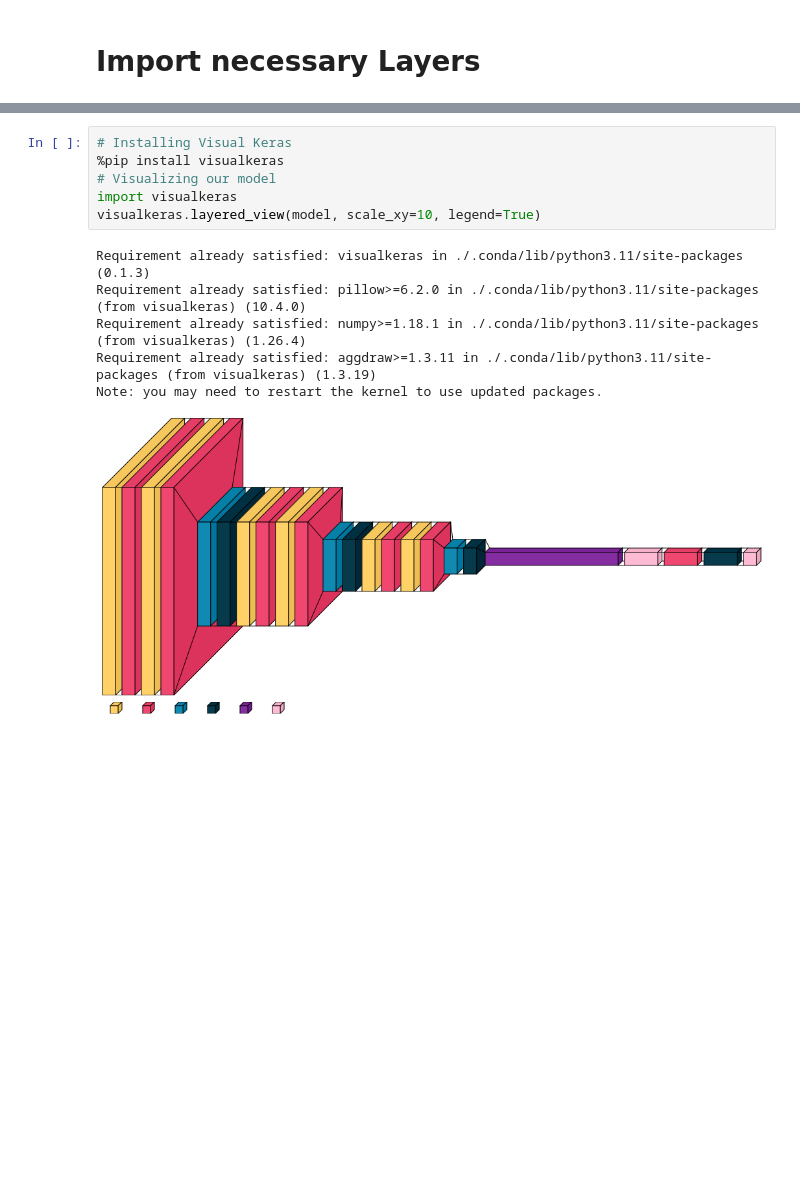
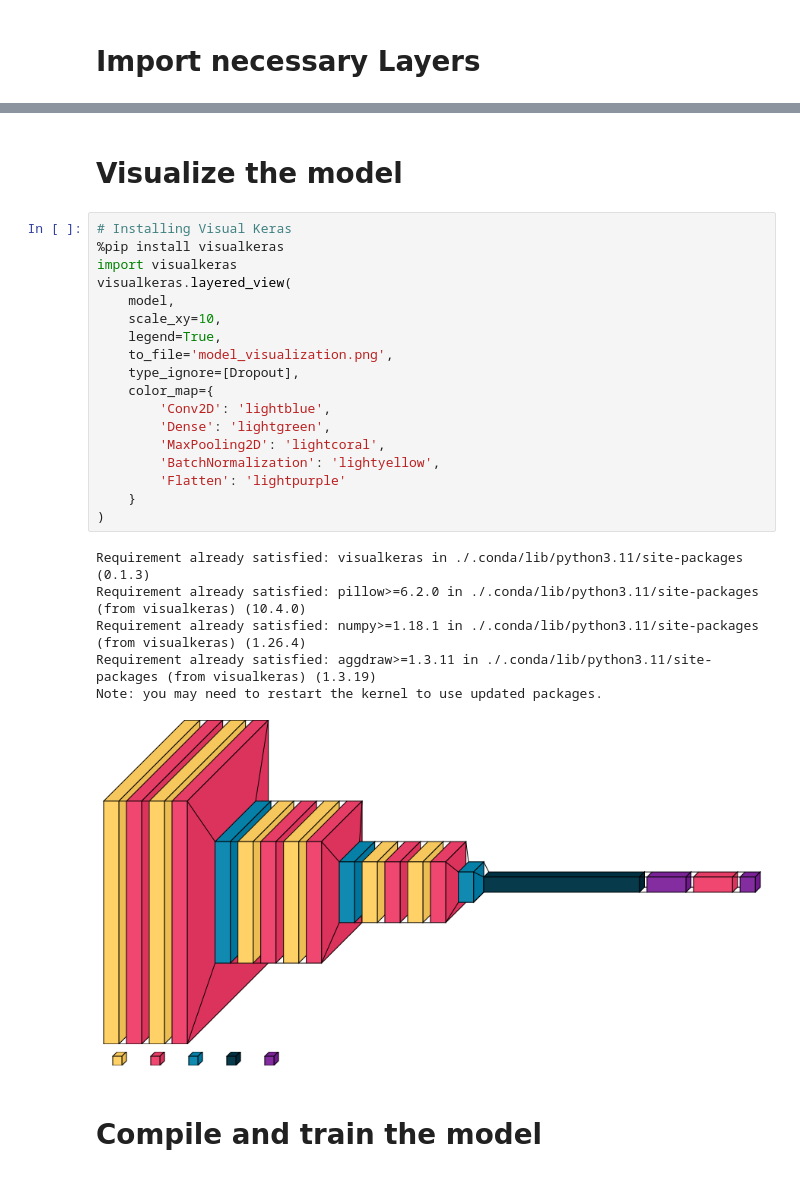
Before and after one commit to aamohmd/CIFAR-10, a Jupyter notebook: cifar10.ipynb, the cells around one changed output, grey strips where cells are left out. Cells and saved outputs as stored; diff of their text form; blank space fills up the shorter version.

```diff
--- a/cifar10.ipynb
+++ b/cifar10.ipynb
@@ -117,19 +114,35 @@ Model: "sequential_6"
  Total params: 1,345,066 (5.13 MB)
  Trainable params: 1,343,146 (5.12 MB)
  Non-trainable params: 1,920 (7.50 KB)
+# %% [markdown]
+# Visualize the model
 # %%
 # Installing Visual Keras
 %pip install visualkeras
-# Visualizing our model
 import visualkeras
-visualkeras.layered_view(model, scale_xy=10, legend=True)
+visualkeras.layered_view(
+    model,
+    scale_xy=10,
+    legend=True,
+    to_file='model_visualization.png',
+    type_ignore=[Dropout],
+    color_map={
+        'Conv2D': 'lightblue',
+        'Dense': 'lightgreen',
+        'MaxPooling2D': 'lightcoral',
+		'BatchNormalization': 'lightyellow',
+		'Flatten': 'lightpurple'
+    }
+)
 # %% [output]
 Requirement already satisfied: visualkeras in ./.conda/lib/python3.11/site-packages (0.1.3)
 Requirement already satisfied: pillow>=6.2.0 in ./.conda/lib/python3.11/site-packages (from visualkeras) (10.4.0)
 Requirement already satisfied: numpy>=1.18.1 in ./.conda/lib/python3.11/site-packages (from visualkeras) (1.26.4)
 Requirement already satisfied: aggdraw>=1.3.11 in ./.conda/lib/python3.11/site-packages (from visualkeras) (1.3.19)
 Note: you may need to restart the kernel to use updated packages.
-[figure, old version]
+[figure, new version]
+# %% [markdown]
+# Compile and train the model
 # %%
 import os
 # Check if the model file exists
```
Also changed, not shown: parts of 11 cells of this notebook, 1 other file.
